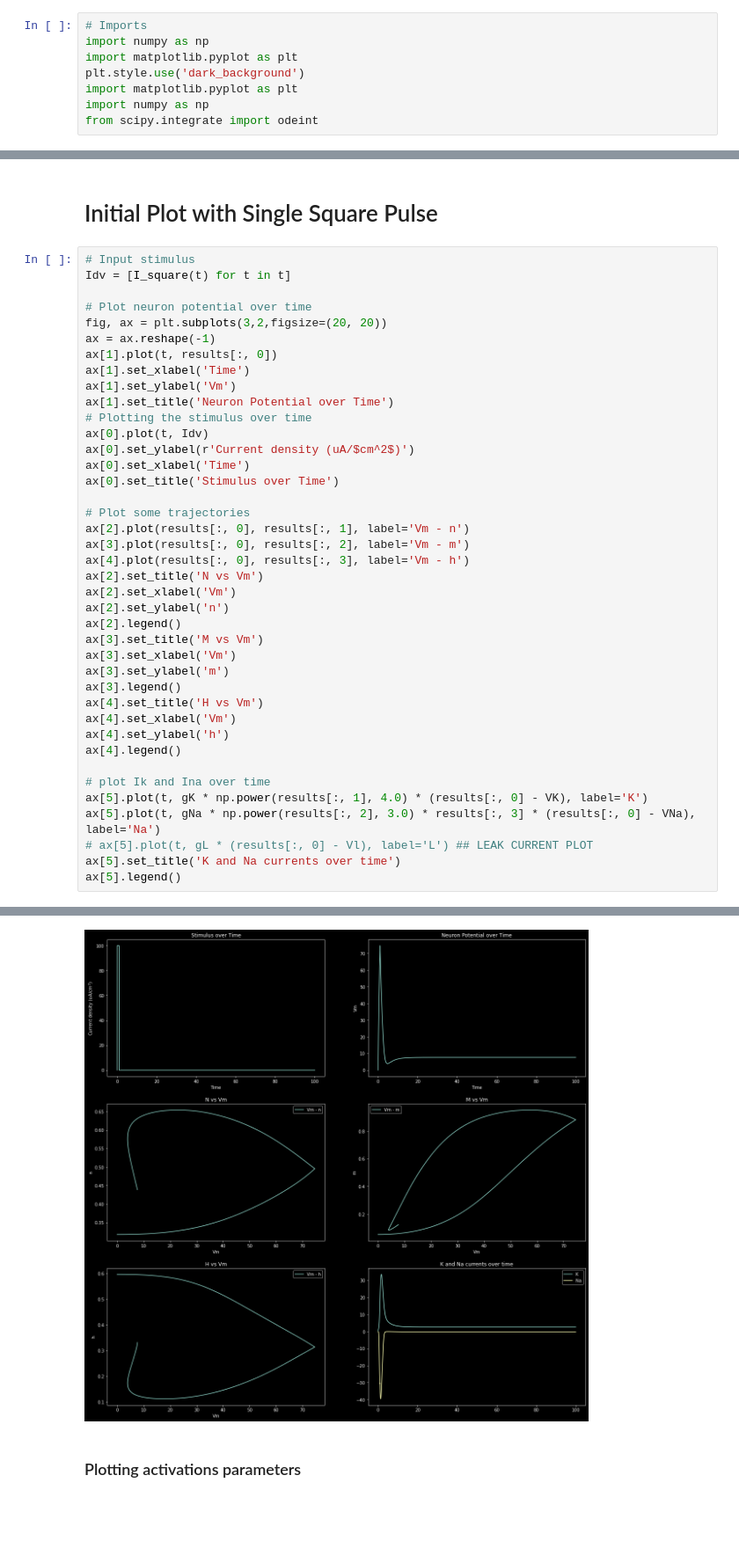
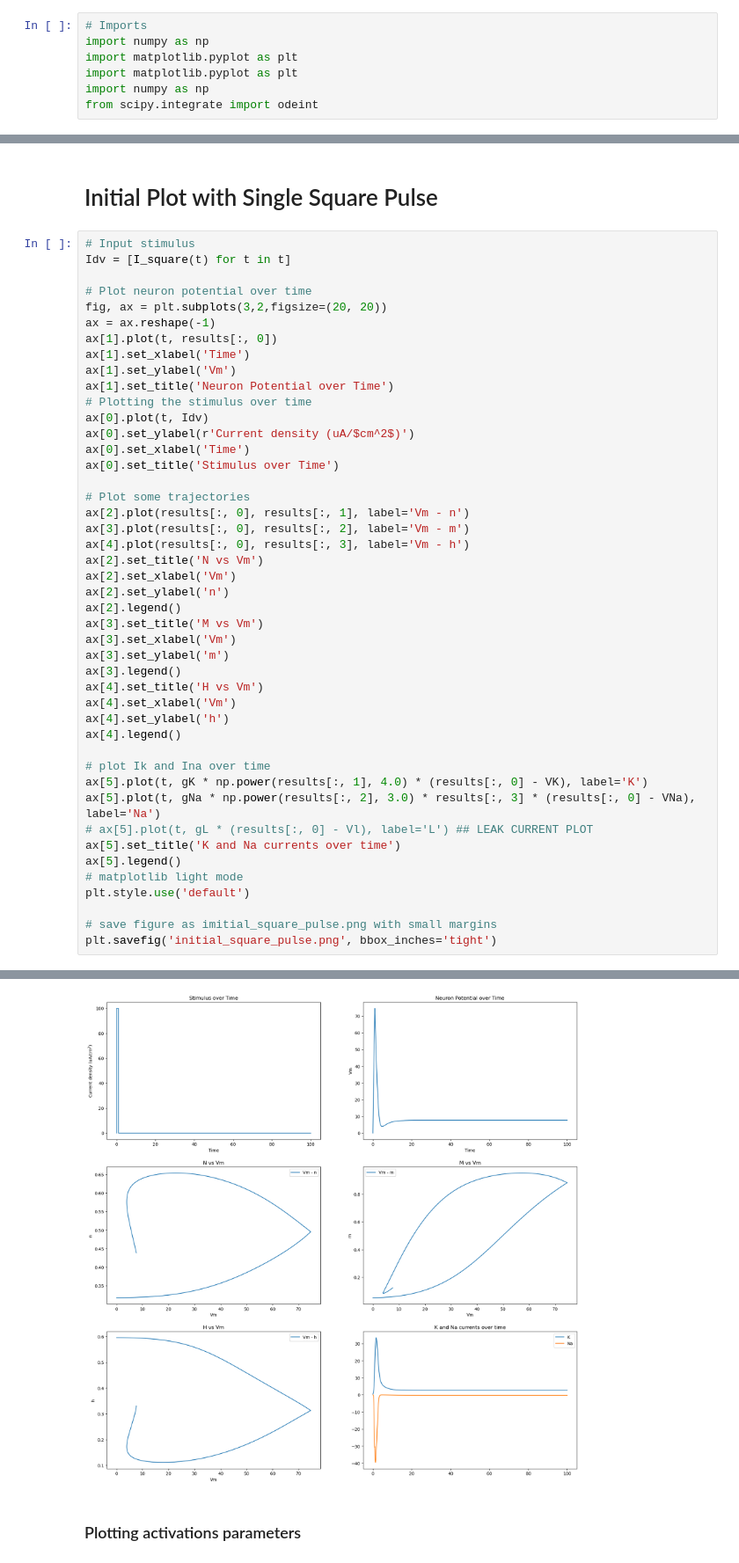
Before and after one commit to pdparakh108/Hodgkin_Huxley_Ising_simulation, a Jupyter notebook: HH_implementation/HH_Model_and_parameters.ipynb, the cells around one changed output, grey strips where cells are left out. Shown at 88% size. Drawn from its saved outputs; the diff is of its cells as text; blank space fills up the shorter version.

Commit message:
plotting updates

```diff
--- a/HH_implementation/HH_Model_and_parameters.ipynb
+++ b/HH_implementation/HH_Model_and_parameters.ipynb
@@ -2,7 +2,6 @@
 # Imports
 import numpy as np
 import matplotlib.pyplot as plt
-plt.style.use('dark_background')
 import matplotlib.pyplot as plt
 import numpy as np
 from scipy.integrate import odeint
@@ -142,4 +141,9 @@ ax[5].plot(t, gNa * np.power(results[:, 2], 3.0) * results[:, 3] * (results[:, 0
 # ax[5].plot(t, gL * (results[:, 0] - Vl), label='L') ## LEAK CURRENT PLOT
 ax[5].set_title('K and Na currents over time')
 ax[5].legend()
+# matplotlib light mode
+plt.style.use('default')
+
+# save figure as imitial_square_pulse.png with small margins
+plt.savefig('initial_square_pulse.png', bbox_inches='tight')
 # %% [output]
@@ -147,4 +150,4 @@ ax[5].legend()
-[figure, old version]
+[figure, new version]
 # %% [markdown]
 ### Plotting activations parameters
 # %%
```
Also changed, not shown: parts of 15 cells of this notebook, 15 other files.
